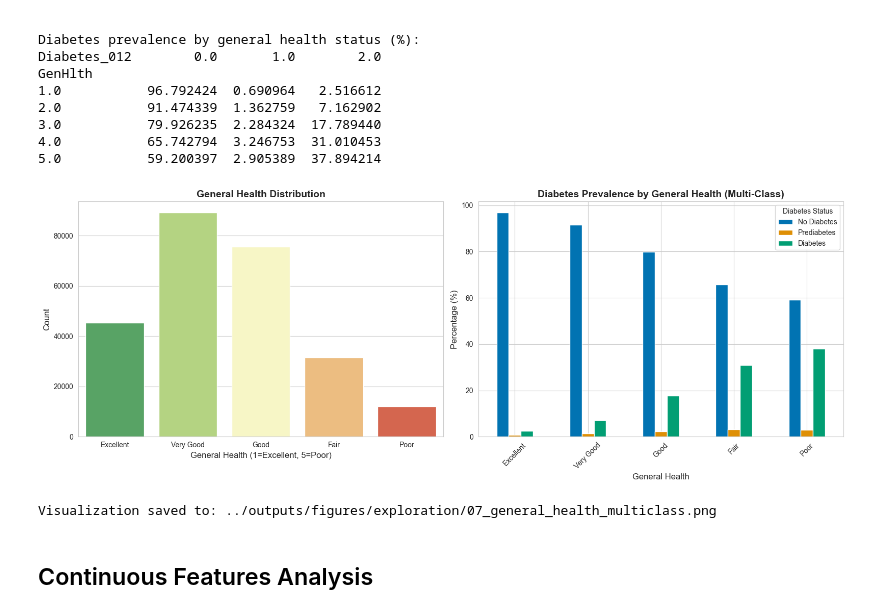
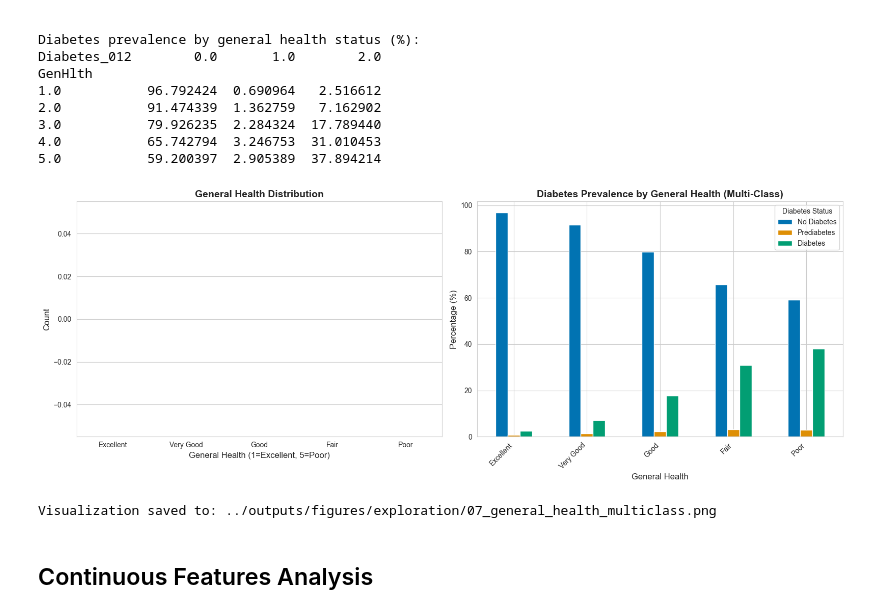
Before and after one commit to eyyuboeztuerk-arch/diabetes-multiclass-project, a Jupyter notebook: notebooks/01_exploration.ipynb, the cells around one changed output. Drawn from its saved outputs; the diff is of its cells as text; code cells hidden in the pictures.

```diff
--- a/notebooks/01_exploration.ipynb
+++ b/notebooks/01_exploration.ipynb
@@ -884,28 +1021,26 @@ Age distribution:
 fig, axes = plt.subplots(1, 2, figsize=(16, 6))
 
 # Age distribution
-age_order = list(age_mapping.values())
-sns.countplot(data=df, x='Age_Group', order=age_order, ax=axes[0], palette='viridis')
+age_order = sorted(df['Age'].cat.categories.astype(int))
+sns.countplot(data=df, x='Age', order=age_order, ax=axes[0], palette='viridis')
 axes[0].set_title('Age Distribution', fontsize=14, fontweight='bold')
 axes[0].set_xlabel('Age Group', fontsize=12)
 axes[0].set_ylabel('Count', fontsize=12)
-axes[0].tick_params(axis='x', rotation=45)
+axes[0].set_xticklabels([LABEL_MAPPING['Age'][i] for i in age_order], rotation=45, ha='right')
 
 # Diabetes prevalence by age (MULTI-CLASS)
-age_diabetes_sorted = age_diabetes.reindex(age_order)
-age_diabetes_sorted.plot(kind='bar', ax=axes[1], color=colors_3class)
+age_diabetes_plot = pd.crosstab(df['Age'], df['Diabetes_012'], normalize='index') * 100
+age_diabetes_plot.plot(kind='bar', ax=axes[1], color=colors_3class)
 axes[1].set_title('Diabetes Prevalence by Age Group (Multi-Class)', fontsize=14, fontweight='bold')
 axes[1].set_xlabel('Age Group', fontsize=12)
 axes[1].set_ylabel('Percentage (%)', fontsize=12)
-axes[1].legend(['No Diabetes', 'Prediabetes', 'Diabetes'], title='Diabetes Status')
-axes[1].tick_params(axis='x', rotation=45)
+axes[1].legend([LABEL_MAPPING['Diabetes_012'][i] for i in sorted(df['Diabetes_012'].cat.categories.astype(int))],
+               title='Diabetes Status')
+axes[1].set_xticklabels([LABEL_MAPPING['Age'][i] for i in age_order], rotation=45, ha='right')
 
 plt.tight_layout()
 plt.savefig(f'{output_dir}/06_age_analysis_multiclass.png', dpi=300, bbox_inches='tight')
 plt.show()
 
 print(f"\nVisualization saved to: {output_dir}/06_age_analysis_multiclass.png")
-
-# Clean up temporary column
-df.drop('Age_Group', axis=1, inplace=True)
 # %% [output]
@@ -960,29 +1093,31 @@ GenHlth
 # %%
 # Visualization (MULTI-CLASS)
 fig, axes = plt.subplots(1, 2, figsize=(16, 6))
 
 # General health distribution
-sns.countplot(data=df, x='GenHlth', ax=axes[0], palette='RdYlGn_r')
+genhlth_order = sorted(df['GenHlth'].cat.categories.astype(int))
+sns.countplot(data=df, x='GenHlth', order=genhlth_order, ax=axes[0], palette='RdYlGn_r')
 axes[0].set_title('General Health Distribution', fontsize=14, fontweight='bold')
 axes[0].set_xlabel('General Health (1=Excellent, 5=Poor)', fontsize=12)
 axes[0].set_ylabel('Count', fontsize=12)
-axes[0].set_xticklabels(['Excellent', 'Very Good', 'Good', 'Fair', 'Poor'])
+axes[0].set_xticklabels([LABEL_MAPPING['GenHlth'][i] for i in genhlth_order])
 
 # Diabetes prevalence by general health (MULTI-CLASS)
 genhlth_diabetes.plot(kind='bar', ax=axes[1], color=colors_3class)
 axes[1].set_title('Diabetes Prevalence by General Health (Multi-Class)', fontsize=14, fontweight='bold')
 axes[1].set_xlabel('General Health', fontsize=12)
 axes[1].set_ylabel('Percentage (%)', fontsize=12)
-axes[1].legend(['No Diabetes', 'Prediabetes', 'Diabetes'], title='Diabetes Status')
-axes[1].set_xticklabels(['Excellent', 'Very Good', 'Good', 'Fair', 'Poor'], rotation=45)
+axes[1].legend([LABEL_MAPPING['Diabetes_012'][i] for i in sorted(df['Diabetes_012'].cat.categories.astype(int))],
+               title='Diabetes Status')
+axes[1].set_xticklabels([LABEL_MAPPING['GenHlth'][i] for i in genhlth_order], rotation=45, ha='right')
 
 plt.tight_layout()
 plt.savefig(f'{output_dir}/07_general_health_multiclass.png', dpi=300, bbox_inches='tight')
 plt.show()
 
 print(f"\nVisualization saved to: {output_dir}/07_general_health_multiclass.png")
 # %% [output]
-[figure, old version]
+[figure, new version]
 Visualization saved to: ../outputs/figures/exploration/07_general_health_multiclass.png
 # %% [markdown]
 ## Continuous Features Analysis
```
Also changed, not shown: parts of 17 cells of this notebook.
